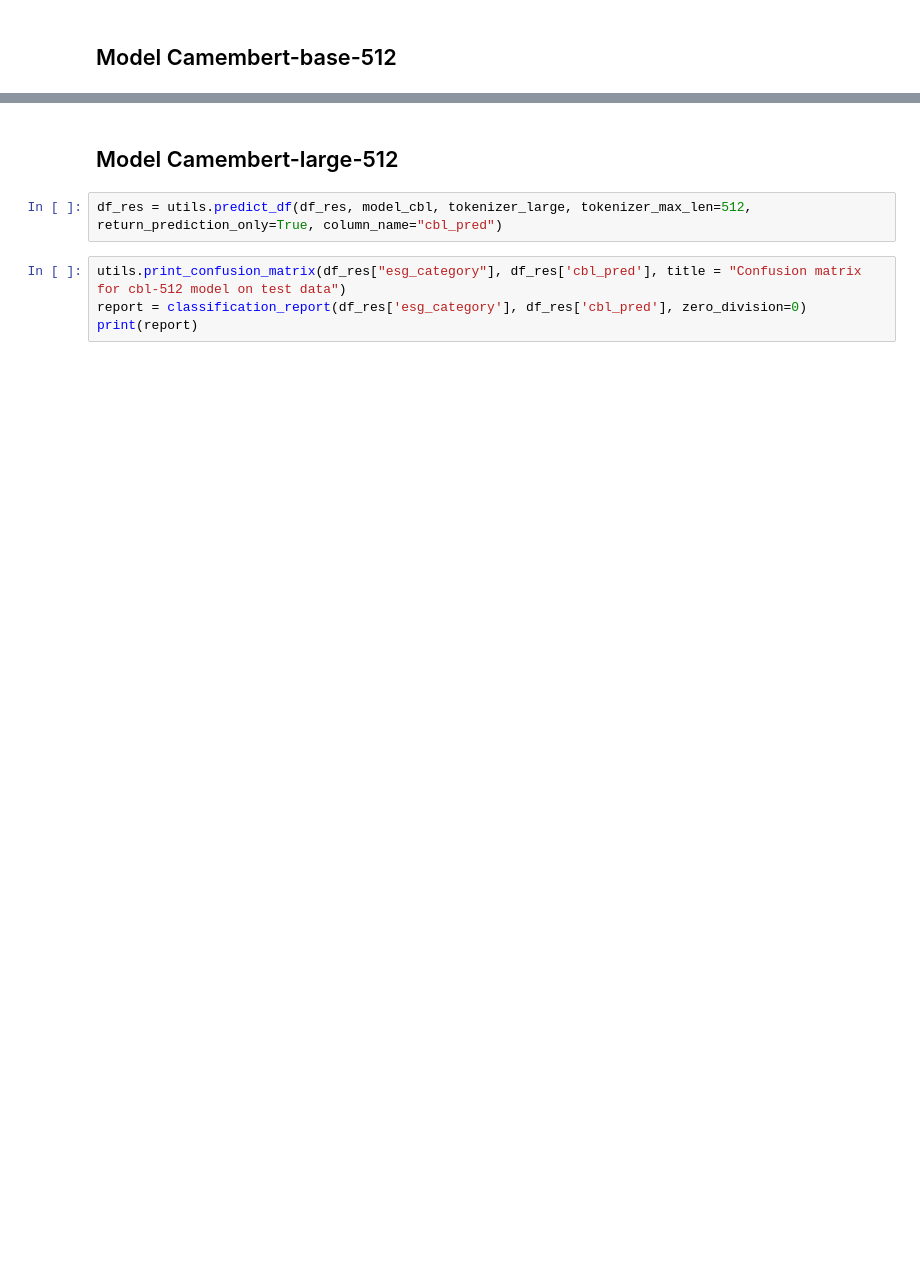
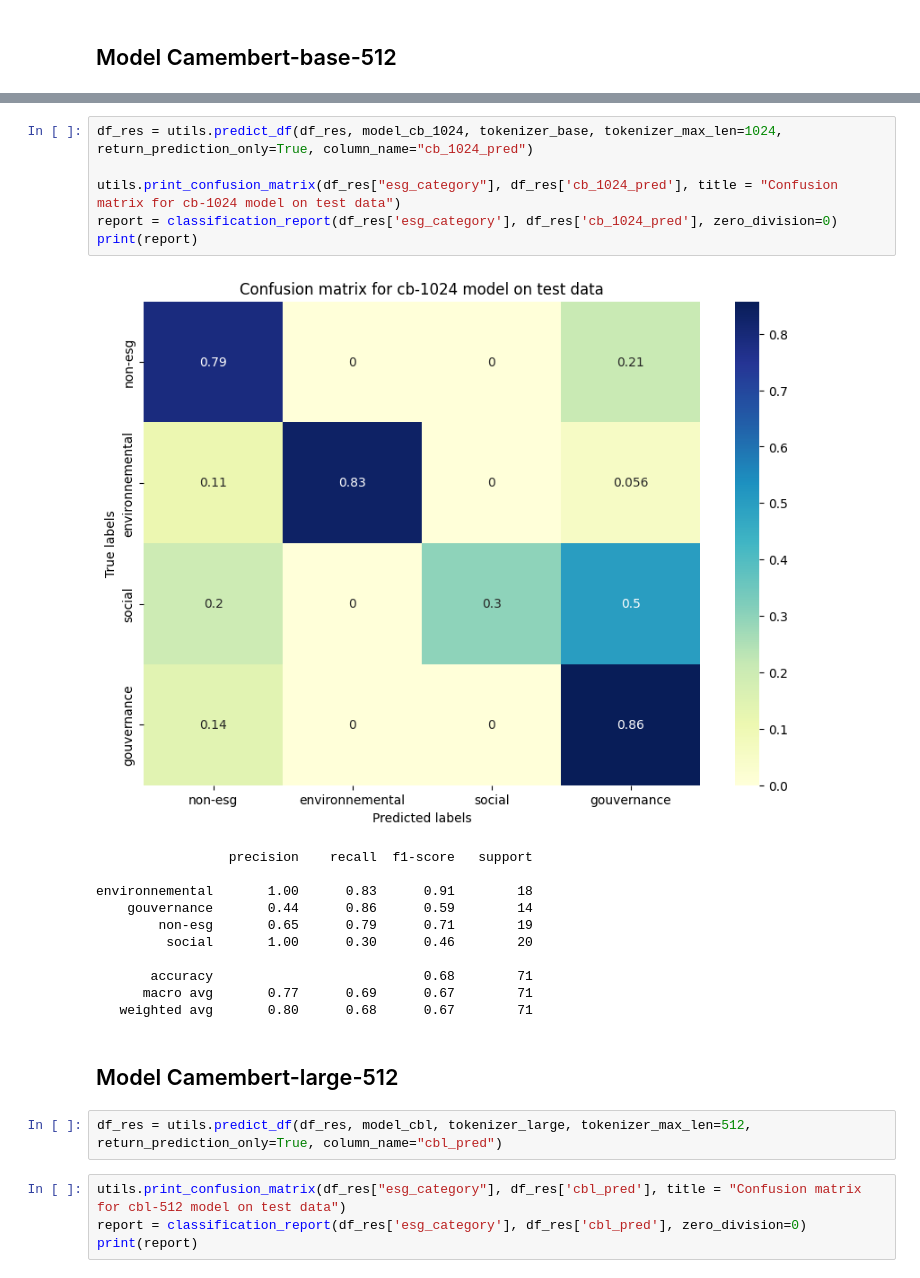
Before and after one commit to azeemarshd/sentiment-analysis-for-msci-rating, a Jupyter notebook: esg_classification/notebooks/model_evaluation.ipynb, the cells around one changed output, grey strips where cells are left out. Saved outputs shown, nothing was run; the diff lists cells and outputs as text; blank space fills up the shorter version.

```diff
--- a/esg_classification/notebooks/model_evaluation.ipynb
+++ b/esg_classification/notebooks/model_evaluation.ipynb
@@ -73,3 +111,21 @@ environnemental       0.16      1.00      0.28        13
+# %%
+df_res = utils.predict_df(df_res, model_cb_1024, tokenizer_base, tokenizer_max_len=1024, return_prediction_only=True, column_name="cb_1024_pred")
+
+utils.print_confusion_matrix(df_res["esg_category"], df_res['cb_1024_pred'], title = "Confusion matrix for cb-1024 model on test data")
+report = classification_report(df_res['esg_category'], df_res['cb_1024_pred'], zero_division=0)
+print(report)
+# %% [output]
+[figure, added]
+                 precision    recall  f1-score   support
+
+environnemental       1.00      0.83      0.91        18
+    gouvernance       0.44      0.86      0.59        14
+        non-esg       0.65      0.79      0.71        19
+         social       1.00      0.30      0.46        20
+
+       accuracy                           0.68        71
+      macro avg       0.77      0.69      0.67        71
+   weighted avg       0.80      0.68      0.67        71
 # %% [markdown]
 ## Model Camembert-large-512
 # %%
```
Also changed, not shown: parts of 21 cells of this notebook, 9 other files.
